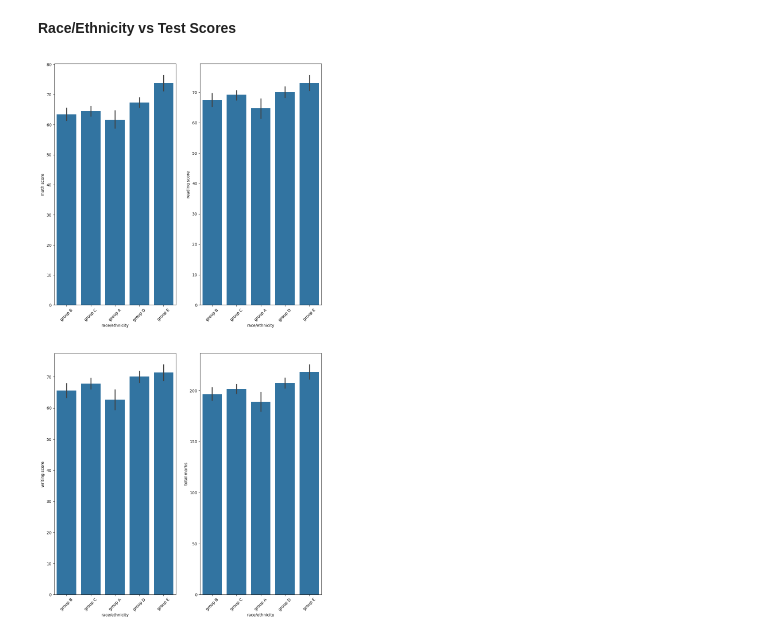
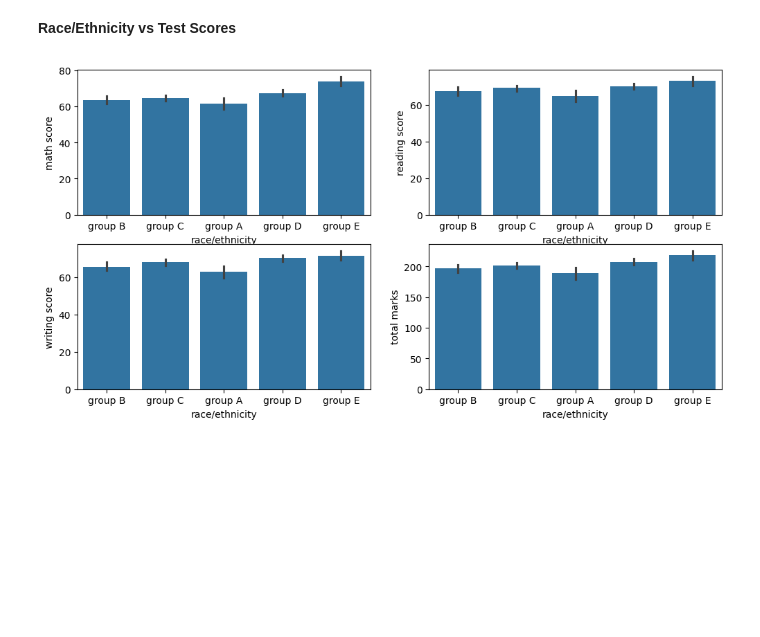
Before and after one commit to udaysingh21/Pandas-Project, a Jupyter notebook: STUDENT PERFORMANCE/analysis.ipynb, the cells around one changed output. Drawn from its saved outputs; the diff is of its cells as text; code cells hidden in the pictures; blank space fills up the shorter version.

```diff
--- a/STUDENT PERFORMANCE/analysis.ipynb
+++ b/STUDENT PERFORMANCE/analysis.ipynb
@@ -564,23 +564,23 @@ plt.show()
 # %% [markdown]
 **Race/Ethnicity vs Test Scores**
 # %%
-plt.figure(figsize=(12,24)) # figsize=(width,height)
+plt.figure(figsize=(12,6)) # figsize=(width,height)
 plt.subplot(2,2,1)
 sns.barplot(x=df['race/ethnicity'],y=df['math score'])
-plt.xticks(rotation=45)
+# plt.xticks(rotation=45)
 
 plt.subplot(2,2,2)
 sns.barplot(x=df['race/ethnicity'],y=df['reading score'])
-plt.xticks(rotation=45)
+# plt.xticks(rotation=45)
 
 plt.subplot(2,2,3)
 sns.barplot(x=df['race/ethnicity'],y=df['writing score'])
-plt.xticks(rotation=45)
+# plt.xticks(rotation=45)
 
 plt.subplot(2,2,4)
 sns.barplot(x=df['race/ethnicity'], y=df['total marks'])
-plt.xticks(rotation=45)
+# plt.xticks(rotation=45)
 
 plt.show()
 # %% [output]
-[figure, old version]
+[figure, new version]
```
